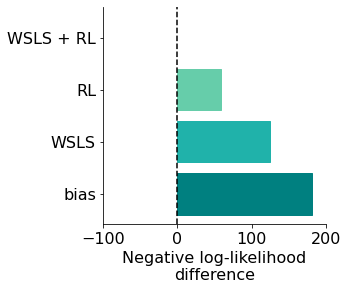
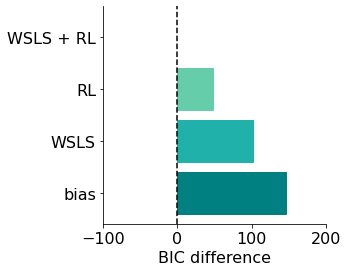
The notebook cell's code change between the first figure and the second:
--- before
+++ after
@@ -1,11 +1,11 @@
-# Plot the NLL for the model comparison in the QG
+# Plot the BIC for the model comparison in the QG
 fig, ax = plt.subplots(figsize=(4,4))
 num_models = 4
-model_fits = np.asarray([28098.8, 28042.2, 27977.3, 27918.2])-27918.2
+model_fits = np.asarray([28110.2, 28065.0, 28011.5, 27963.8])-27963.8
 
 barlist = ax.barh(range(num_models),model_fits, color='black')
 ax.set_yticks(range(num_models))
 ax.set_yticklabels(labels=['bias', 'WSLS', 'RL', 'WSLS + RL'])
-ax.set_xlabel('Negative log-likelihood\ndifference')
+ax.set_xlabel('BIC difference')
 ax.set_xlim(-100,200)
 ax.set_xticks([-100, 0, 100, 200])

Commit: model fitting updates